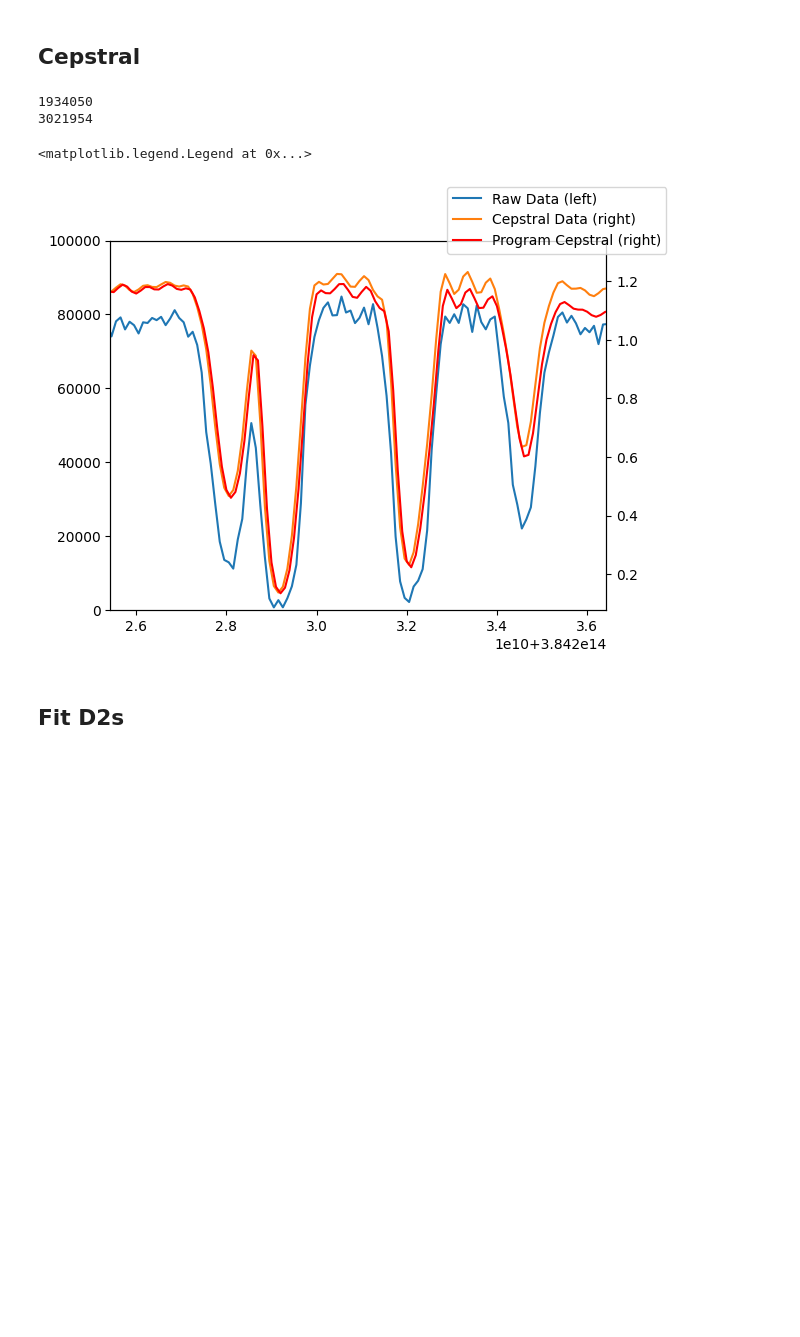
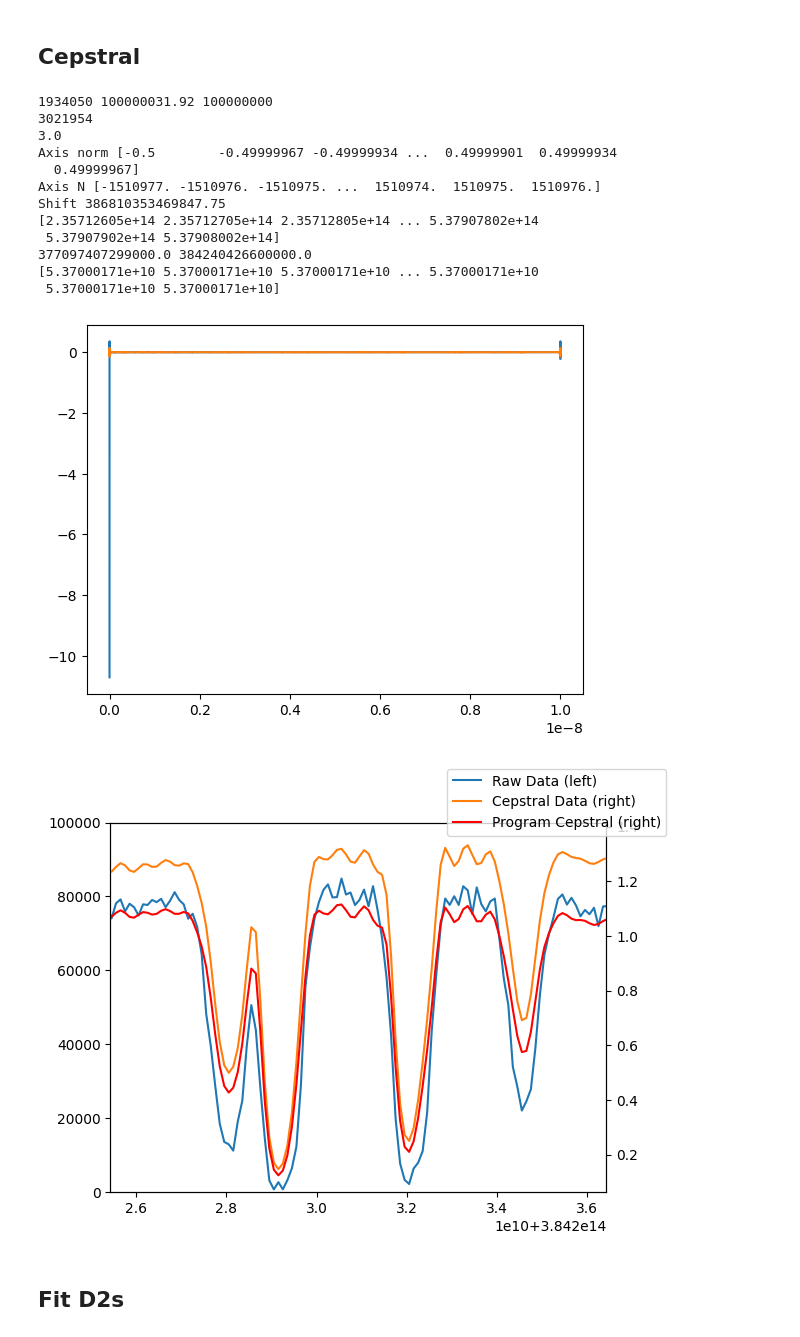
Before and after one commit to Seabear-attack/dev-table, a Jupyter notebook: Dual Comb/full_Rb_analysis.ipynb, the cells around one changed output. Drawn from its saved outputs; the diff is of its cells as text; code cells hidden in the pictures; blank space fills up the shorter version.

```diff
--- a/Dual Comb/full_Rb_analysis.ipynb
+++ b/Dual Comb/full_Rb_analysis.ipynb
@@ -384,13 +404,15 @@ for line, isotopes in lines.items():
                             temp_K) / (nuc_spin_degen_87 * hbar * e0 * dop_sigmav_87)
 # %% [markdown]
 ## Cepstral
+# %%
+# path = Path(r"C:\Users\mike\Documents\School\Research\Diddams\data\20251030_15h49m14s")
+# path = Path(r"C:\Users\mike\Documents\School\Research\Diddams\data\20251023_10h18m12s")
+path = Path(r"/home/mike/Documents/Boulder_PhD/Data/20251030_15h49m14s")
+comppath = path / 'rb_cepstral.csv'
+comp_data = pd.read_csv(comppath)
+
+params, avg_signal = load_pug(path)
 # %%
-path = Path(r"C:\Users\mike\Documents\School\Research\Diddams\data\20251030_15h49m14s")
-# path = Path(r"C:\Users\mike\Documents\School\Research\Diddams\data\20251023_10h18m12s")
-comppath = path / 'rb_cepstral.csv'
-comp_data = pd.read_csv(comppath)
-
-params, avg_signal = load_pug(path)
 fb1 = -36e6
 fb2 = 27e6
 f01 = -35e6
@@ -400,48 +422,73 @@ dfr = params['dfr']
 sample_rate = params['sampling_rate_Hz']
 nu_cw = C_MKS / params['reference1_laser_wvl_nm'] * 1e9
 cw_mode1 = round((nu_cw + fb1 - f01) / fr1)
-print(cw_mode1)
+print(cw_mode1, fr1, sample_rate)
 harmonic = params['nb_harmonic']
+extra_ref_slope_factor = params['extra_ref_slope_factor']
 
-comparison_axis = comp_data['Optical Axis (Hz)'].to_numpy() +3 * fr1
+comparison_axis = comp_data['Optical Axis (Hz)'].to_numpy()
 comparison_spectrum = comp_data[' Real Spectrum'].to_numpy()
 
 ppigm = len(avg_signal)
 print(ppigm)
 
+electrical_freq_cw_tooth_true = alias_frequency((fb1 - fb2)*harmonic, 0, fr1 + dfr)
+electrical_freq_cw_tooth_sampled = alias_frequency((fb1 - fb2+ extra_ref_slope_factor * sample_rate / 2/ np.pi)*harmonic, 0, sample_rate)
+ntooth_shift =  np.round(np.abs(electrical_freq_cw_tooth_sampled - electrical_freq_cw_tooth_true)/dfr)
+print(ntooth_shift)
+
 axis_norm = fftshift(fftfreq(ppigm))
 axis_N = axis_norm * ppigm
 axis_shift = harmonic * ((cw_mode1) * fr1 + f01) + 3 * fr1
-
+print("Axis norm", axis_norm)
+print("Axis N", axis_N)
+print("Shift", axis_shift)
 # Still need to derive extra mode offset
 raw_optical_axis = (axis_N ) * fr1 + axis_shift
+print(raw_optical_axis)
 
 raw_spectrum = np.abs(fftshift(fft(avg_signal)))
 
 absorbance = calc_absorbance(raw_spectrum)
 
 time_axis = np.linspace(0, 1/ sample_rate, ppigm)
 freq_cuton, freq_cutoff = (nu0_D1- 10e9, nu0_D2 + 10e9)
+print(freq_cuton,freq_cutoff)
 mod_igm, cepstral_optical, cepstral_time = calc_cepstral_modified_igm(absorbance, raw_optical_axis, time_axis, freq_cuton, freq_cutoff)
 
 time_cutons, time_cutoffs = ([0, 2e-9], [1e-11 ,1/sample_rate])
-cepstral_spectrum_full = calc_cepstral_spectrum(mod_igm, cepstral_time, time_cutons, time_cutoffs)
+cepstral_spectrum_full = calc_cepstral_spectrum(np.copy(mod_igm), cepstral_time, time_cutons, time_cutoffs)
+plt.plot(cepstral_time, np.real(mod_igm))
+plt.plot(cepstral_time, np.imag(mod_igm))
 # Plot comparison
 f, ax = plt.subplots()
 ax2 = plt.twinx()
 ax.plot(raw_optical_axis, raw_spectrum, color='tab:blue', label="Raw Data (left)")
 # ax2.plot(peak_axis, unshift_spectrum, 'r-', label='Model (right)')
 ax2.plot(cepstral_optical, cepstral_spectrum_full, color='tab:orange', label='Cepstral Data (right)')
 ax2.plot(comparison_axis, comparison_spectrum, color='r', label='Program Cepstral (right)')
+print(cepstral_optical-comparison_axis[:len(cepstral_optical)])
 ax.set_xlim(nu0_D2 - 5e9, nu0_D2 + 6e9)
+# ax.set_xlim(nu0_D2 + 9e9, nu0_D2 + 11e9)
 ax.set_ylim(0, 1e5)
 # ax.set_ylim(0, 5e5)
 f.legend()
+f.show()
 # %% [output]
-1934050
+1934050 100000031.92 100000000
 3021954
+3.0
+Axis norm [-0.5        -0.49999967 -0.49999934 ...  0.49999901  0.49999934
+  0.49999967]
+Axis N [-1510977. -1510976. -1510975. ...  1510974.  1510975.  1510976.]
+Shift 386810353469847.75
+[2.35712605e+14 2.35712705e+14 2.35712805e+14 ... 5.37907802e+14
+ 5.37907902e+14 5.37908002e+14]
+377097407299000.0 384240426600000.0
+[5.37000171e+10 5.37000171e+10 5.37000171e+10 ... 5.37000171e+10
+ 5.37000171e+10 5.37000171e+10]
-<matplotlib.legend.Legend at 0x...>
-[figure, old version]
+[figure, new version]
+[figure, added]
 # %% [markdown]
 ## Fit D2s
 # %%
```
Also changed, not shown: parts of 1 cell of this notebook, 1 other file.
